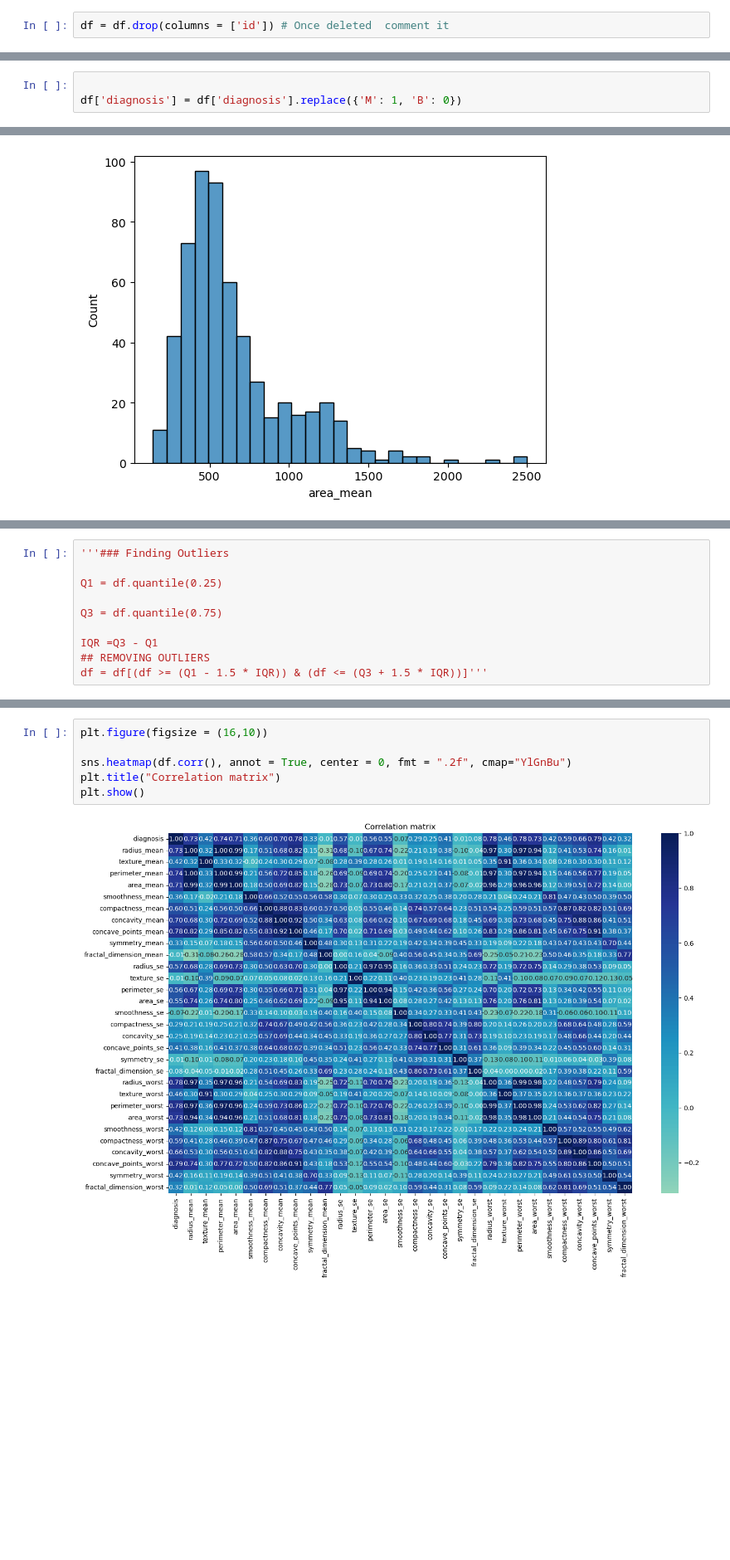
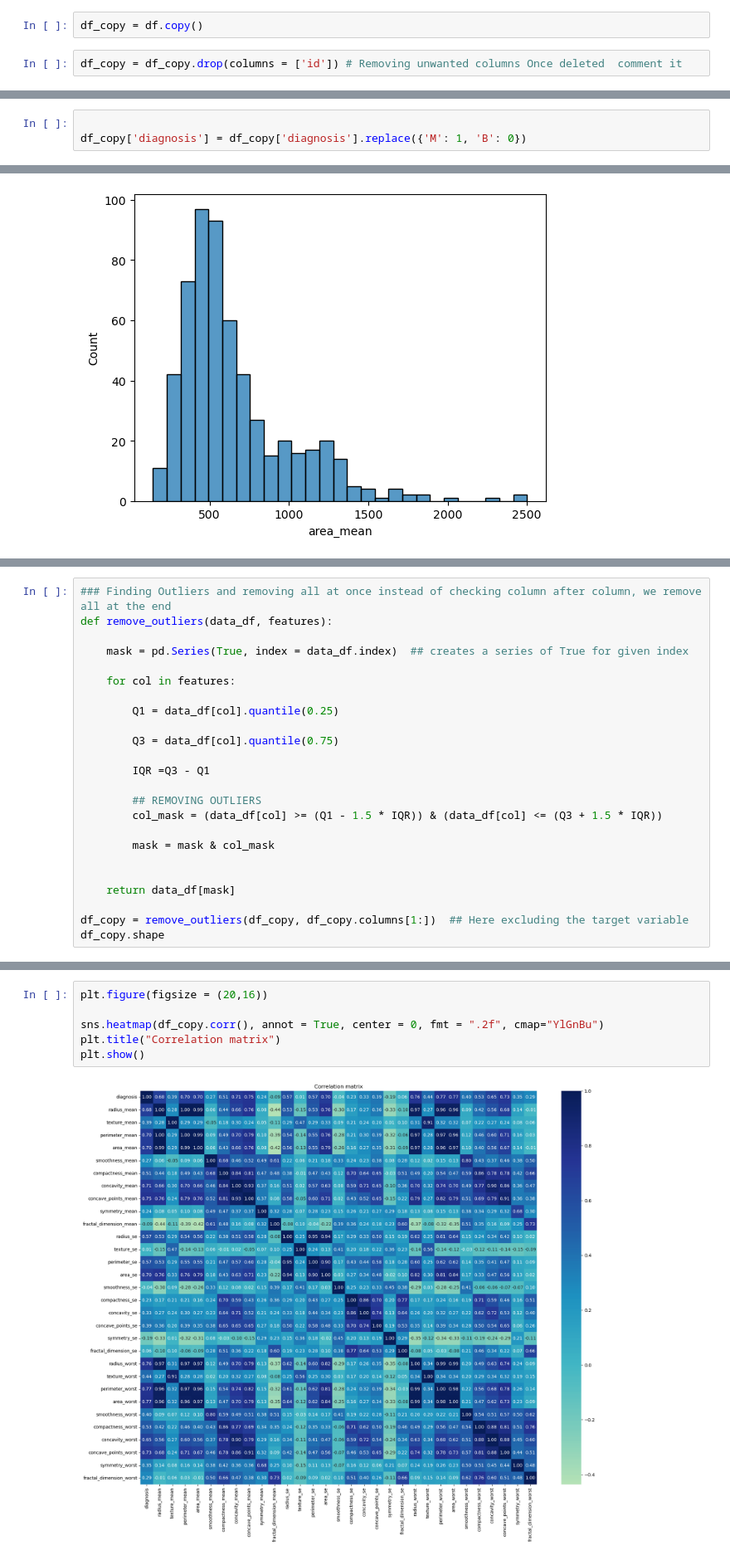
Before and after one commit to Sajan-12325/Wisconsin-Breast-Cancer-Data, a Jupyter notebook: Wisconsin_breast_cancer.ipynb, the cells around one changed output, grey strips where cells are left out. Shown at 83% size. Drawn from its saved outputs; the diff is of its cells as text; blank space fills up the shorter version.

Commit message:
Filtered out the outliers and fit the model again

```diff
--- a/Wisconsin_breast_cancer.ipynb
+++ b/Wisconsin_breast_cancer.ipynb
@@ -142,8 +130,10 @@ df.drop_duplicates
+# %%
+df_copy = df.copy()
 # %%
-df = df.drop(columns = ['id']) # Once deleted  comment it
+df_copy = df_copy.drop(columns = ['id']) # Removing unwanted columns Once deleted  comment it
 # %%
 ### Converting diagnosis to numerical
 # %%
 
-df['diagnosis'] = df['diagnosis'].replace({'M': 1, 'B': 0})
+df_copy['diagnosis'] = df_copy['diagnosis'].replace({'M': 1, 'B': 0})
 # %%
@@ -189,11 +246,25 @@ plt.show()
 # %%
-'''### Finding Outliers
+### Finding Outliers and removing all at once instead of checking column after column, we remove all at the end
+def remove_outliers(data_df, features):
 
-Q1 = df.quantile(0.25)
+    mask = pd.Series(True, index = data_df.index)  ## creates a series of True for given index
 
-Q3 = df.quantile(0.75)
+    for col in features:
 
-IQR =Q3 - Q1
-## REMOVING OUTLIERS
-df = df[(df >= (Q1 - 1.5 * IQR)) & (df <= (Q3 + 1.5 * IQR))]'''
+        Q1 = data_df[col].quantile(0.25)
+
+        Q3 = data_df[col].quantile(0.75)
+
+        IQR =Q3 - Q1
+
+        ## REMOVING OUTLIERS
+        col_mask = (data_df[col] >= (Q1 - 1.5 * IQR)) & (data_df[col] <= (Q3 + 1.5 * IQR))
+
+        mask = mask & col_mask
+
+
+    return data_df[mask]
+
+df_copy = remove_outliers(df_copy, df_copy.columns[1:])  ## Here excluding the target variable
+df_copy.shape
 # %% [output]
@@ -263,12 +340,12 @@ df.corr()
 31 rows × 31 columns
 # %%
-plt.figure(figsize = (16,10))
+plt.figure(figsize = (20,16))
 
-sns.heatmap(df.corr(), annot = True, center = 0, fmt = ".2f", cmap="YlGnBu")
+sns.heatmap(df_copy.corr(), annot = True, center = 0, fmt = ".2f", cmap="YlGnBu")
 plt.title("Correlation matrix")
 plt.show()
 # %% [output]
-[figure, old version]
+[figure, new version]
 # %%
 ## Bar
 
```
Also changed, not shown: parts of 39 cells of this notebook.
